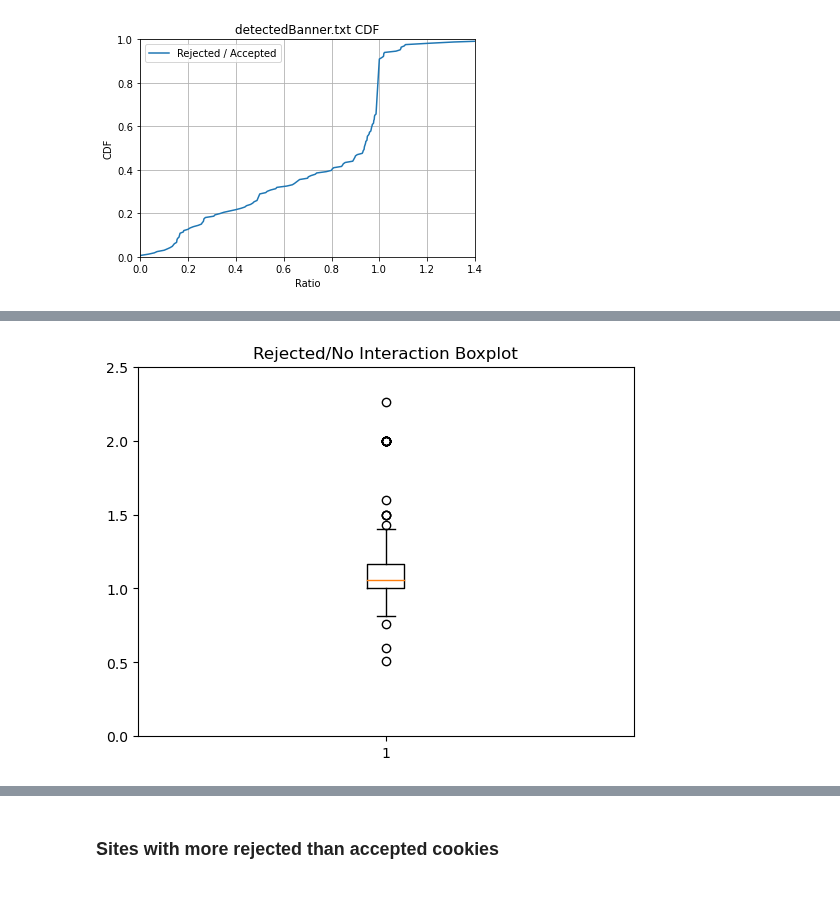
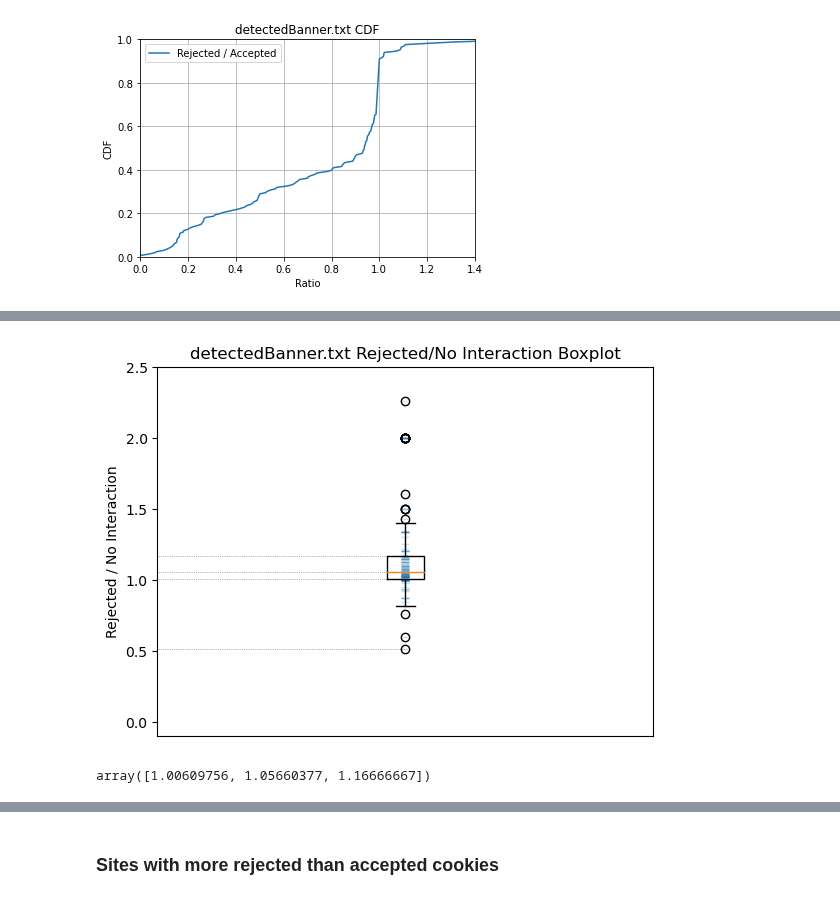
Before and after one commit to maxwellmlin/dataverse-files, a Jupyter notebook: reproducibility/analysis.ipynb, the cells around one changed output, grey strips where cells are left out. Saved outputs shown, nothing was run; the diff lists cells and outputs as text; code cells hidden in the pictures.

Commit message:
Overlay boxplot and strip plot

```diff
--- a/reproducibility/analysis.ipynb
+++ b/reproducibility/analysis.ipynb
@@ -975,14 +942,27 @@ plt.show()
 # %%
 mpl.rcParams.update(mpl.rcParamsDefault)
 
 list_ = list(rejected_over_no_interaction.values())
+title = "detectedBanner.txt Rejected/No Interaction Boxplot"
+
 cleanedList = [x for x in list_ if str(x) != 'nan']
-ar = np.array(cleanedList) # just as an example array
+ar = np.array(cleanedList)
 
+plt.plot(np.zeros_like(ar) + 1, ar, '_', alpha=0.2, markersize=6)
 plt.boxplot(ar)
-plt.title('Rejected/No Interaction Boxplot')
-plt.axis([0, 2, 0, 2.5])
-plt.savefig(FIG_DIR+'/rejected_no_interaction_boxplot.png', dpi=600, facecolor='white')
+
+quantiles = np.quantile(cleanedList, np.array([0.00, 0.25, 0.50, 0.75, 1.00]))
+plt.hlines(quantiles, [0] * quantiles.size, [1] * quantiles.size,
+          color='b', ls=':', lw=0.5, zorder=0)
+
+plt.title(title)
+plt.xticks([])
+plt.ylabel('Rejected / No Interaction')
+plt.axis([0, 2, -0.1, 2.5])
+plt.savefig(FIG_DIR+'/rejected_over_no_interaction_boxplot.png', dpi=600, facecolor='white')
 plt.show()
+
+np.quantile(cleanedList, [0.25, 0.5, 0.75])
 # %% [output]
-[figure, old version]
+[figure, new version]
+array([1.00609756, 1.05660377, 1.16666667])
```
Also changed, not shown: parts of 11 cells of this notebook.
